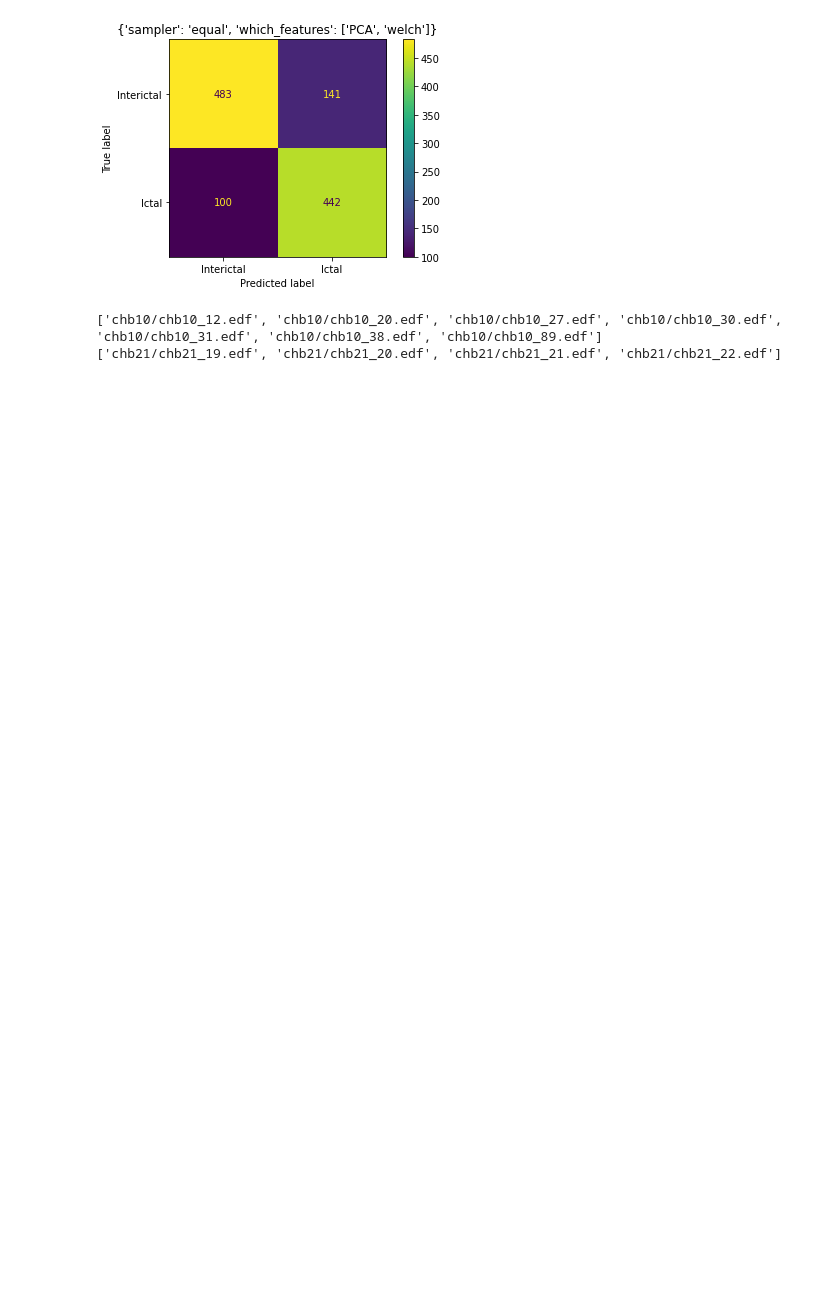
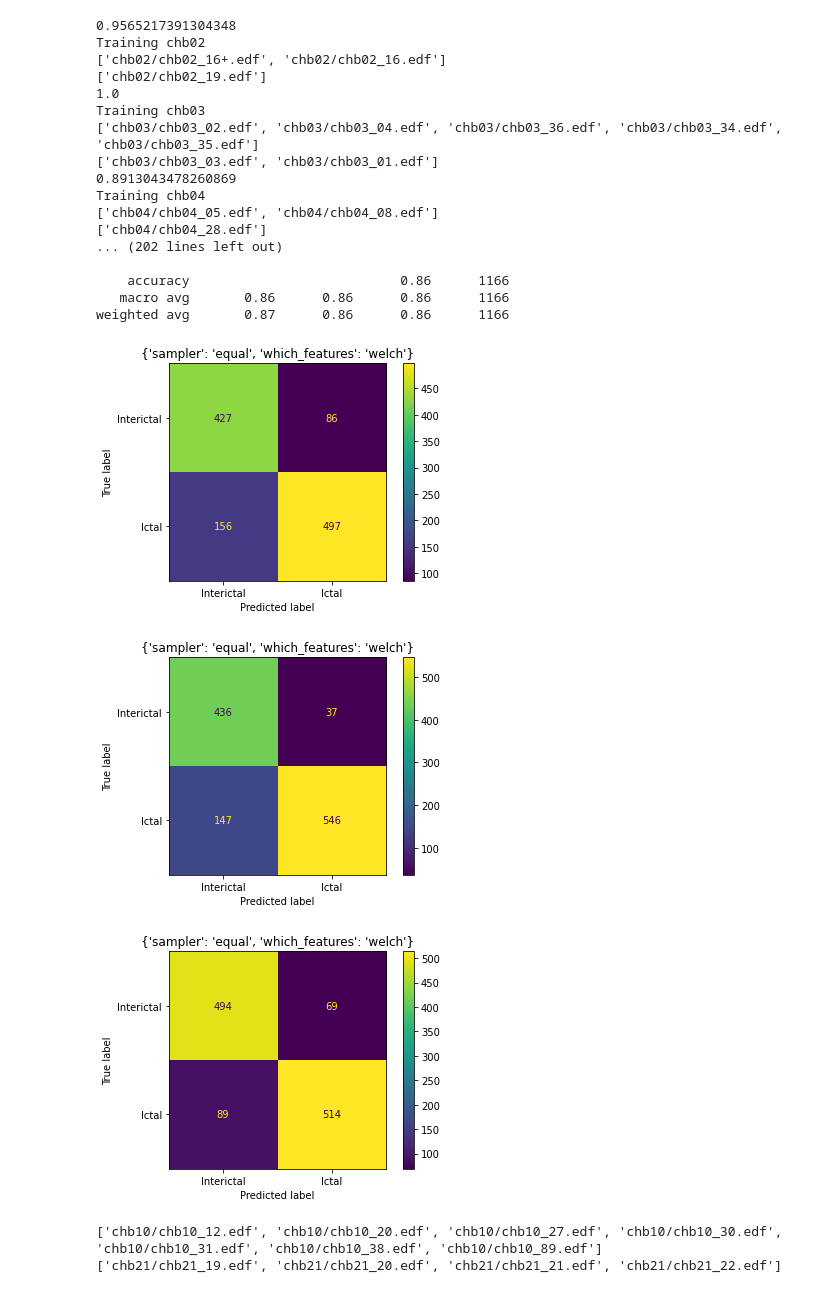
Before and after one commit to FilipMiscevic/SeizureDetection, a Jupyter notebook: chb_import.ipynb, the cells around one changed output. Saved outputs shown, nothing was run; the diff lists cells and outputs as text; code cells hidden in the pictures; blank space fills up the shorter version.

Commit message:
Updated bands, fixed typo.

```diff
--- a/chb_import.ipynb
+++ b/chb_import.ipynb
@@ -84,8 +84,8 @@ class ChbDataset(Dataset):
                                'FP2-F4', 'F4-C4', 'C4-P4', 'P4-O2', 'FP2-F8', 'F8-T8', 'T8-P8', 'P8-O2',
                                'FZ-CZ', 'CZ-PZ', 'P7-T7', 'T7-FT9', 'FT9-FT10', 'FT10-T8', 'T8-P8']
 
-        #self.bands = [0.5,3.5,6.5,9.5,12.5,15.5,18.5,21.5,24.5]
-        self.bands = [0,4,8,13,30,60,90]
+        self.bands = [0.5,3.5,6.5,9.5,12.5,15.5,18.5,21.5,24.5]
+        #self.bands = [0,4,8,13,30,60,90]
 
         random.seed(1000)
         self.get_records()
@@ -231,7 +231,7 @@ class ChbDataset(Dataset):
         data   = np.concatenate([pre.get_data(), window.get_data(), post.get_data()]) if self.sliding else window.get_data()
         label  = window.label
         if self.welch_features:
-            data = np.array(self.__welch_features(data))
+            data = np.array(self.__welch(data))
         #print(data.shape)
         if self.pca_features:
             data = self.__pca(data)
@@ -249,10 +249,11 @@ class ChbDataset(Dataset):
 
         return allX,allY
 
-    def __welch_features(self, sample):
+    def __welch(self, sample):
         p_f, p_Sxx = welch(sample, fs=self.sample_rate, axis=1, window=self.bands)
         p_SS = np.log1p(p_Sxx)
         arr = p_SS[:] / np.max(p_SS) if np.max(p_SS) != 0 else 1.0
+        #print(p_f)
 
         return arr
 
@@ -415,7 +416,7 @@ class ModelTrainer:
 # %%
 experiments = [
                #{'sampler':'equal'},
-               {'sampler':'equal', 'which_features':'welch']},
+               {'sampler':'equal', 'which_features':'welch'},
               ]
 
 m = [KMeans(n_clusters=2), XGBClassifier(objective='binary:hinge', learning_rate = 0.01), KNeighborsClassifier()]
@@ -449,2 +450,21 @@ weighted avg       0.80      0.79      0.79      1166
+0.9565217391304348
+Training chb02
+['chb02/chb02_16+.edf', 'chb02/chb02_16.edf']
+['chb02/chb02_19.edf']
+1.0
+Training chb03
+['chb03/chb03_02.edf', 'chb03/chb03_04.edf', 'chb03/chb03_36.edf', 'chb03/chb03_34.edf', 'chb03/chb03_35.edf']
+['chb03/chb03_03.edf', 'chb03/chb03_01.edf']
+0.8913043478260869
+Training chb04
+['chb04/chb04_05.edf', 'chb04/chb04_08.edf']
+['chb04/chb04_28.edf']
+... (202 lines left out)
+
+    accuracy                           0.86      1166
+   macro avg       0.86      0.86      0.86      1166
+weighted avg       0.87      0.86      0.86      1166
-[figure, old version]
+[figure, new version]
+[figure, added]
+[figure, added]
 # %%
```
Also changed, not shown: parts of 4 cells of this notebook, 1 other file.
